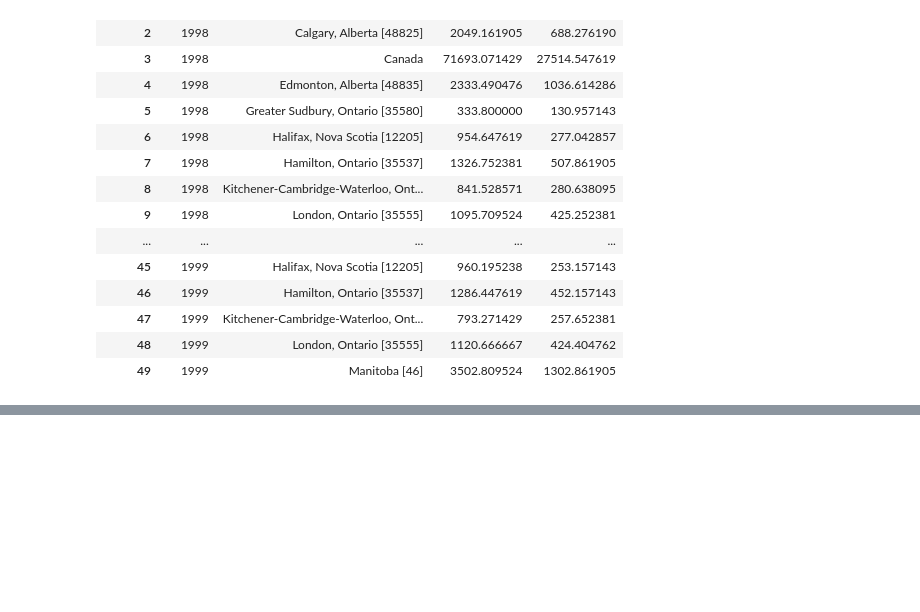
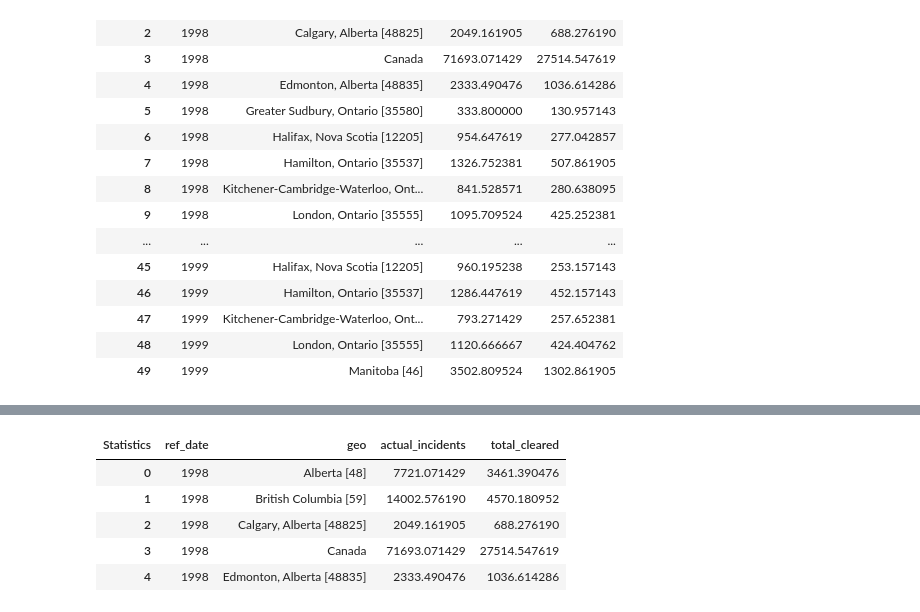
Before and after one commit to puthencanam-rohan/canada_crime, a Jupyter notebook: D002_incidents_violation_detail.ipynb, the cells around one changed output, grey strips where cells are left out. Cells and saved outputs as stored; diff of their text form; code cells hidden in the pictures; blank space fills up the shorter version.

Commit message:
prepared dataframe stored in parquet format for ivd

```diff
--- a/D002_incidents_violation_detail.ipynb
+++ b/D002_incidents_violation_detail.ipynb
@@ -142,0 +179,11 @@ display(ivd_df.head(50))
+# %%
+check_df = pd.read_parquet(f'{output_path}')
+
+check_df.head(5)
+# %% [output]
+| Statistics | ref_date | geo | actual_incidents | total_cleared |
+| 0 | 1998 | Alberta [48] | 7721.071429 | 3461.390476 |
+| 1 | 1998 | British Columbia [59] | 14002.576190 | 4570.180952 |
+| 2 | 1998 | Calgary, Alberta [48825] | 2049.161905 | 688.276190 |
+| 3 | 1998 | Canada | 71693.071429 | 27514.547619 |
+| 4 | 1998 | Edmonton, Alberta [48835] | 2333.490476 | 1036.614286 |
```
Also changed, not shown: parts of 1 cell of this notebook.
